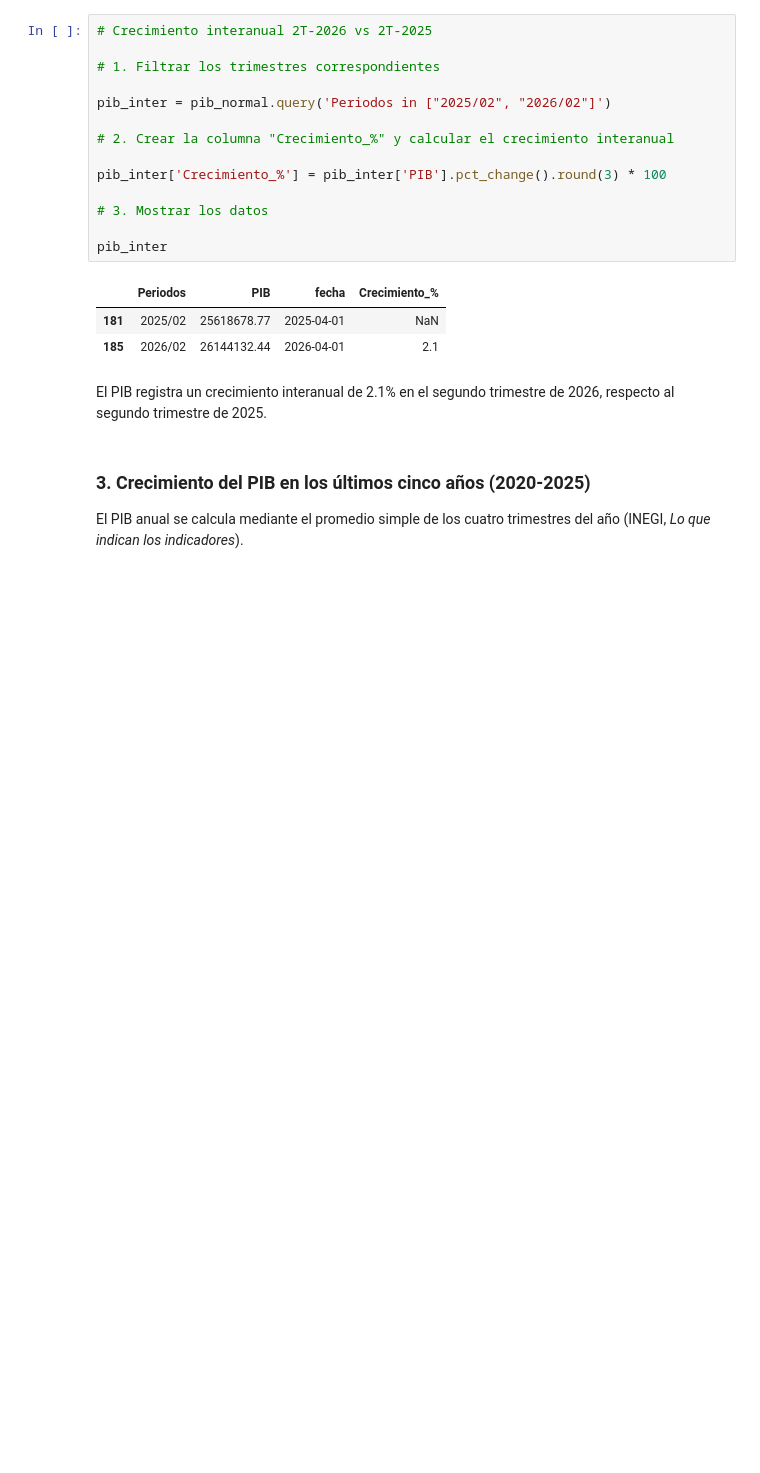
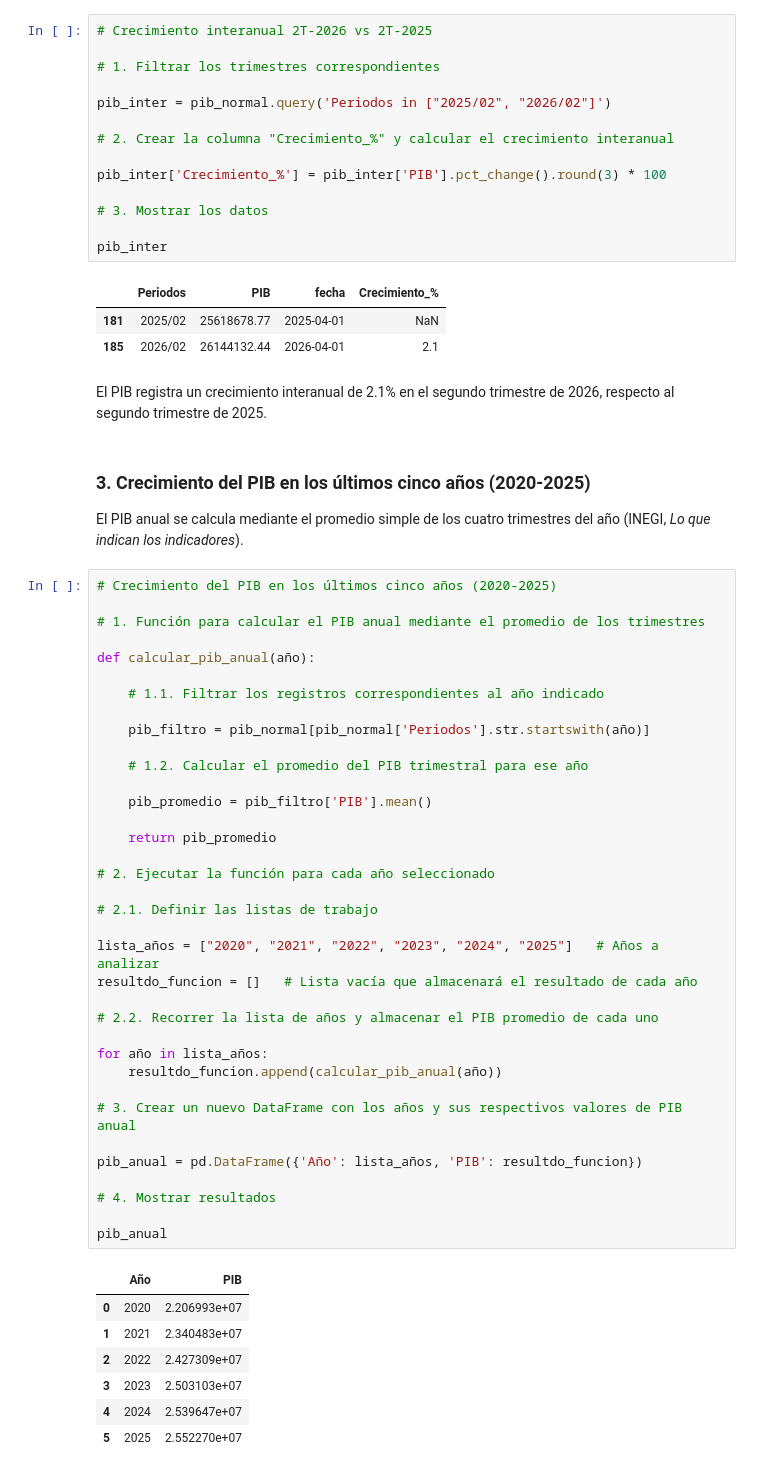
Before and after one commit to Jose-Castanedas/pib_mexico, a Jupyter notebook: notebooks/analsis_pib.ipynb, the cells around one changed output. Saved outputs shown, nothing was run; the diff lists cells and outputs as text; blank space fills up the shorter version.

Commit message:
feat: agrega función para calcular PIB anual

```diff
--- a/notebooks/analsis_pib.ipynb
+++ b/notebooks/analsis_pib.ipynb
@@ -140,3 +140,47 @@ El PIB registra un crecimiento interanual de 2.1% en el segundo trimestre de 202
 ### **3. Crecimiento del PIB en los últimos cinco años (2020-2025)**
 
 El PIB anual se calcula mediante el promedio simple de los cuatro trimestres del año (INEGI, *Lo que indican los indicadores*).
+# %%
+# Crecimiento del PIB en los últimos cinco años (2020-2025)
+
+# 1. Función para calcular el PIB anual mediante el promedio de los trimestres
+
+def calcular_pib_anual(año):
+
+    # 1.1. Filtrar los registros correspondientes al año indicado
+
+    pib_filtro = pib_normal[pib_normal['Periodos'].str.startswith(año)]
+
+    # 1.2. Calcular el promedio del PIB trimestral para ese año
+
+    pib_promedio = pib_filtro['PIB'].mean()
+
+    return pib_promedio
+
+# 2. Ejecutar la función para cada año seleccionado
+
+# 2.1. Definir las listas de trabajo
+
+lista_años = ["2020", "2021", "2022", "2023", "2024", "2025"]   # Años a analizar
+resultdo_funcion = []   # Lista vacía que almacenará el resultado de cada año
+
+# 2.2. Recorrer la lista de años y almacenar el PIB promedio de cada uno
+
+for año in lista_años:
+    resultdo_funcion.append(calcular_pib_anual(año))
+
+# 3. Crear un nuevo DataFrame con los años y sus respectivos valores de PIB anual
+
+pib_anual = pd.DataFrame({'Año': lista_años, 'PIB': resultdo_funcion})
+
+# 4. Mostrar resultados
+
+pib_anual
+# %% [output]
+|  | Año | PIB |
+| 0 | 2020 | 2.206993e+07 |
+| 1 | 2021 | 2.340483e+07 |
+| 2 | 2022 | 2.427309e+07 |
+| 3 | 2023 | 2.503103e+07 |
+| 4 | 2024 | 2.539647e+07 |
+| 5 | 2025 | 2.552270e+07 |
```
